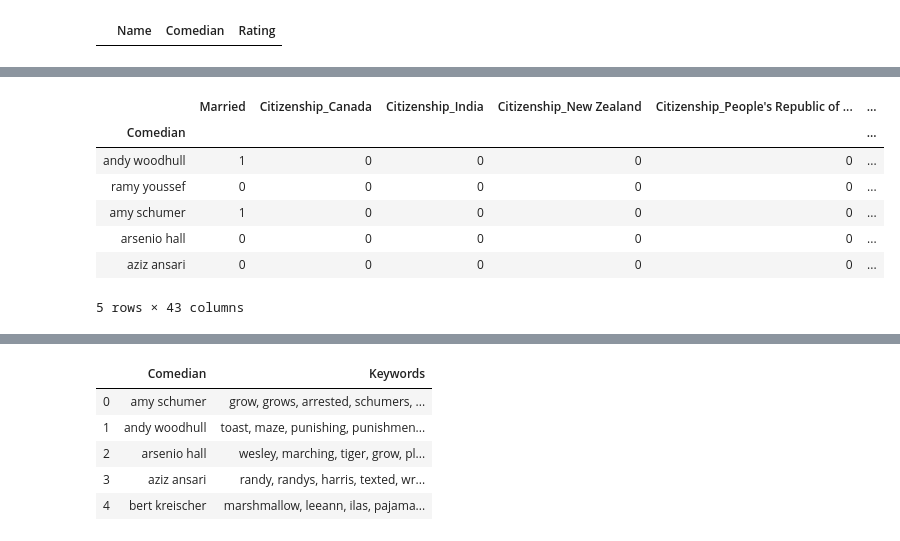
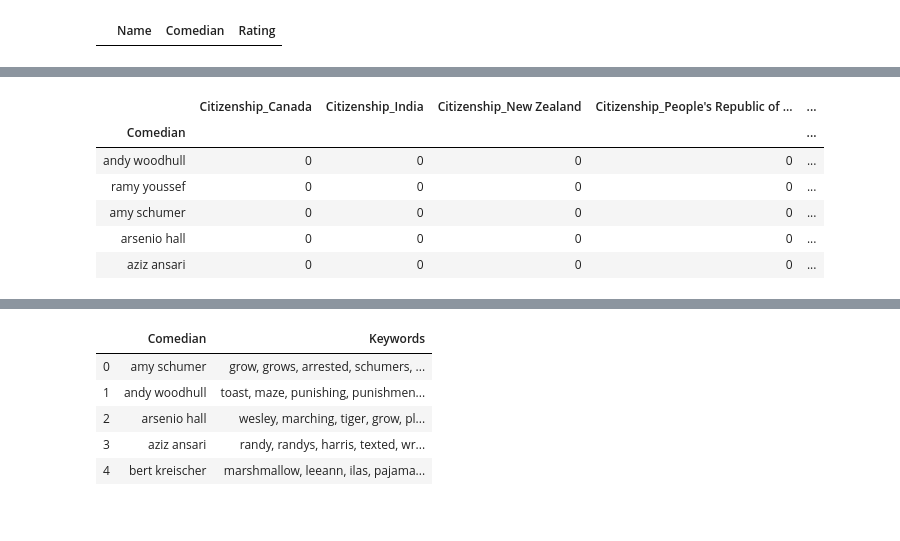
Before and after one commit to k11tqa25/nlp_based_recommender, a Jupyter notebook: neo4j.ipynb, the cells around one changed output, grey strips where cells are left out. Saved outputs shown, nothing was run; the diff lists cells and outputs as text; code cells hidden in the pictures.

Commit message:
Complete all user-comedian matrix

```diff
--- a/neo4j.ipynb
+++ b/neo4j.ipynb
@@ -106,7 +111,7 @@ cp_df = cp_df.drop(['spouseLabel','children_number','birthdate','year'], axis=1)
 # change column names
 cp_df.columns = ['Comedian','Citizenship','Ethnicity','Married','Gender','Year']
 # Numerize Married Column
-cp_df.Married = cp_df.Married.apply(lambda x: int(x))
+cp_df.Married = cp_df.Married.apply(lambda x: str(x))
 # Normalize comedian names
 cp_df.Comedian = cp_df['Comedian'].apply(normalize_text)
 # Set index to comedian
@@ -125,12 +161,12 @@ cp_df.head()
 # %%
-cp_dummy = pd.get_dummies(cp_df, drop_first=True)
+cp_df2 = cp_df.drop('Ethnicity', axis=1)
+cp_dummy = pd.get_dummies(cp_df2, drop_first=True)
 cp_dummy.head()
 # %% [output]
-|  | Married | Citizenship_Canada | Citizenship_India | Citizenship_New Zealand | Citizenship_People's Republic of ... | ... |
-| Comedian |  |  |  |  |  | ... |
-| andy woodhull | 1 | 0 | 0 | 0 | 0 | ... |
-| ramy youssef | 0 | 0 | 0 | 0 | 0 | ... |
-| amy schumer | 1 | 0 | 0 | 0 | 0 | ... |
-| arsenio hall | 0 | 0 | 0 | 0 | 0 | ... |
-| aziz ansari | 0 | 0 | 0 | 0 | 0 | ... |
+|  | Citizenship_Canada | Citizenship_India | Citizenship_New Zealand | Citizenship_People's Republic of ... | ... |
+| Comedian |  |  |  |  | ... |
+| andy woodhull | 0 | 0 | 0 | 0 | ... |
+| ramy youssef | 0 | 0 | 0 | 0 | ... |
+| amy schumer | 0 | 0 | 0 | 0 | ... |
+| arsenio hall | 0 | 0 | 0 | 0 | ... |
+| aziz ansari | 0 | 0 | 0 | 0 | ... |
-5 rows × 43 columns
```
Also changed, not shown: parts of 37 cells of this notebook, 1 other file.
